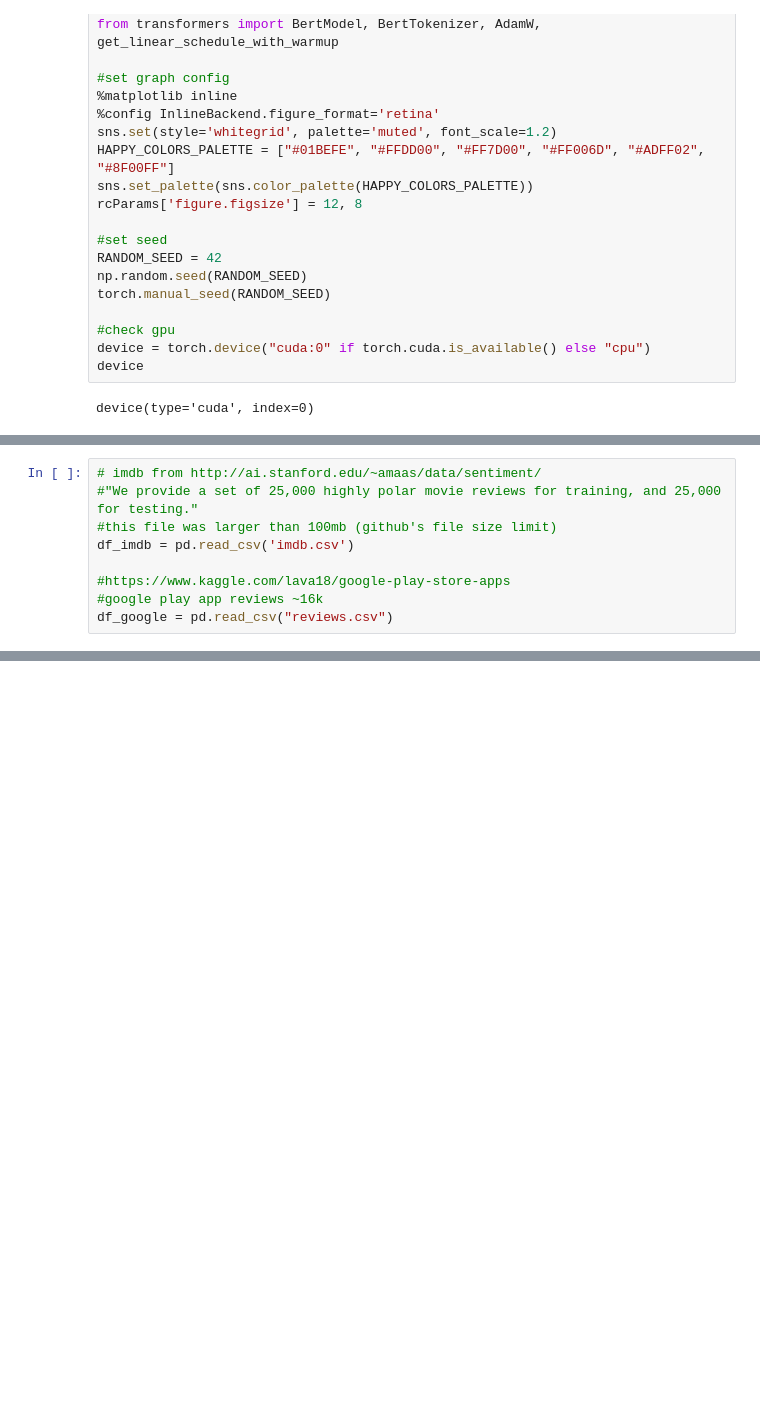
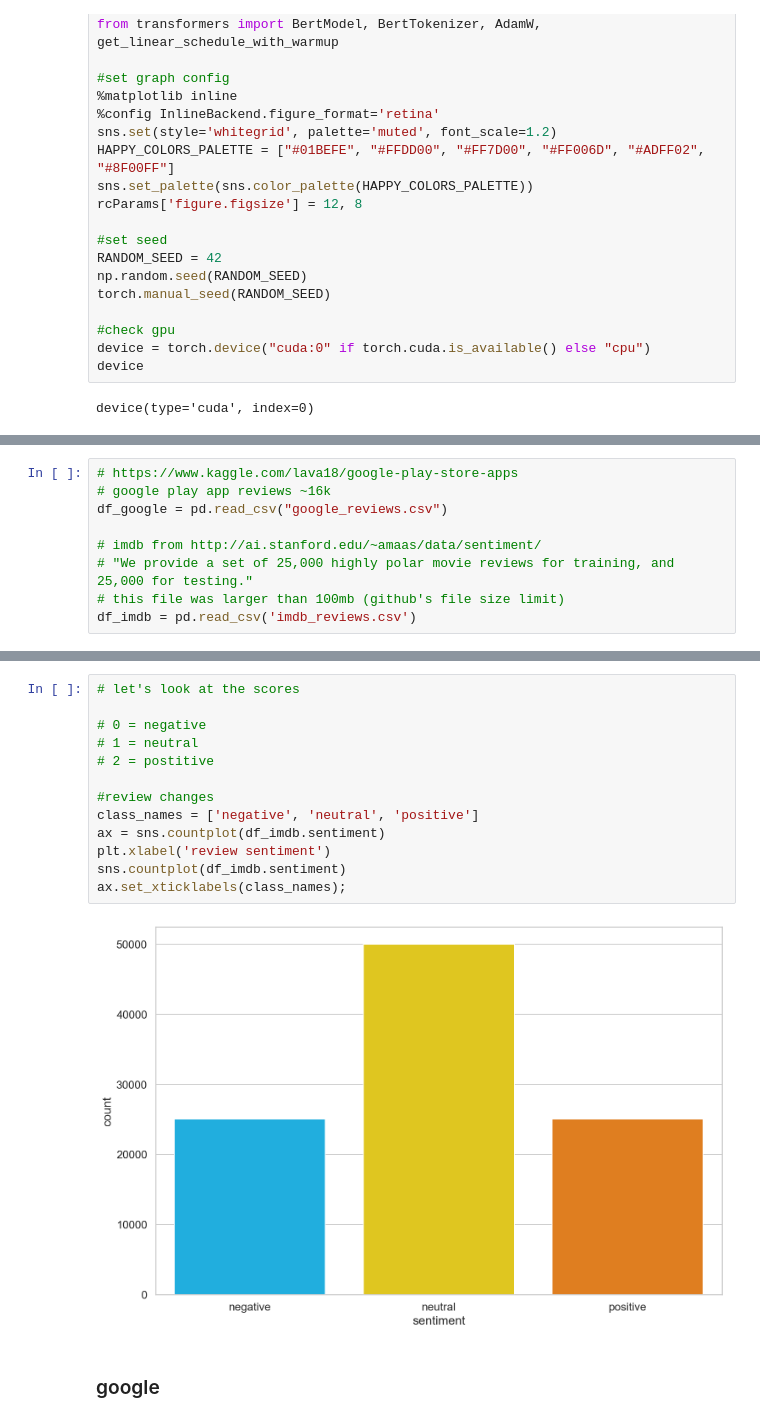
Before and after one commit to cbroker1/text-as-data, a Jupyter notebook: Assignments/TAD_Week_5_Broker_Carl.ipynb, the cells around one changed output, grey strips where cells are left out. Drawn from its saved outputs; the diff is of its cells as text; blank space fills up the shorter version.

```diff
--- a/Assignments/TAD_Week_5_Broker_Carl.ipynb
+++ b/Assignments/TAD_Week_5_Broker_Carl.ipynb
@@ -68,9 +72,9 @@ device(type='cuda', index=0)
 # %%
+# https://www.kaggle.com/lava18/google-play-store-apps
+# google play app reviews ~16k
+df_google = pd.read_csv("google_reviews.csv")
+
 # imdb from http://ai.stanford.edu/~amaas/data/sentiment/
-#"We provide a set of 25,000 highly polar movie reviews for training, and 25,000 for testing."
-#this file was larger than 100mb (github's file size limit)
-df_imdb = pd.read_csv('imdb.csv')
-
-#https://www.kaggle.com/lava18/google-play-store-apps
-#google play app reviews ~16k
-df_google = pd.read_csv("reviews.csv")
+# "We provide a set of 25,000 highly polar movie reviews for training, and 25,000 for testing."
+# this file was larger than 100mb (github's file size limit)
+df_imdb = pd.read_csv('imdb_reviews.csv')
@@ -76,0 +114,17 @@ df_google = pd.read_csv("reviews.csv")
+# %%
+# let's look at the scores
+
+# 0 = negative
+# 1 = neutral
+# 2 = postitive
+
+#review changes
+class_names = ['negative', 'neutral', 'positive']
+ax = sns.countplot(df_imdb.sentiment)
+plt.xlabel('review sentiment')
+sns.countplot(df_imdb.sentiment)
+ax.set_xticklabels(class_names);
+# %% [output]
+[figure, added]
+# %% [markdown]
+### google
```
Also changed, not shown: parts of 44 cells of this notebook.
